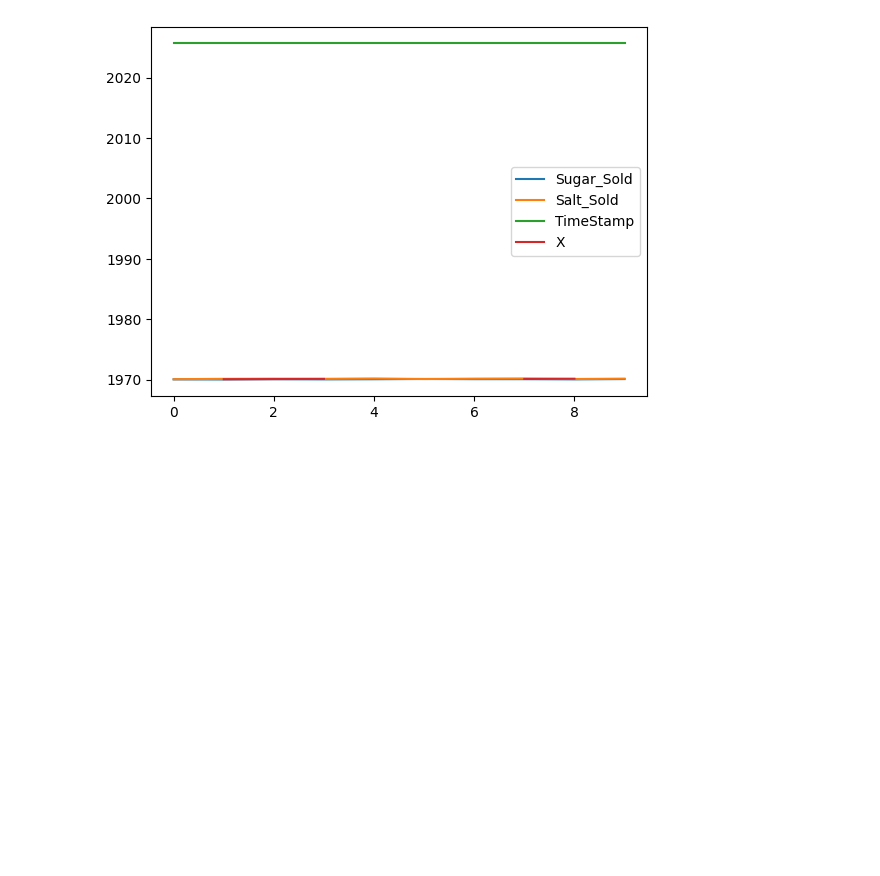
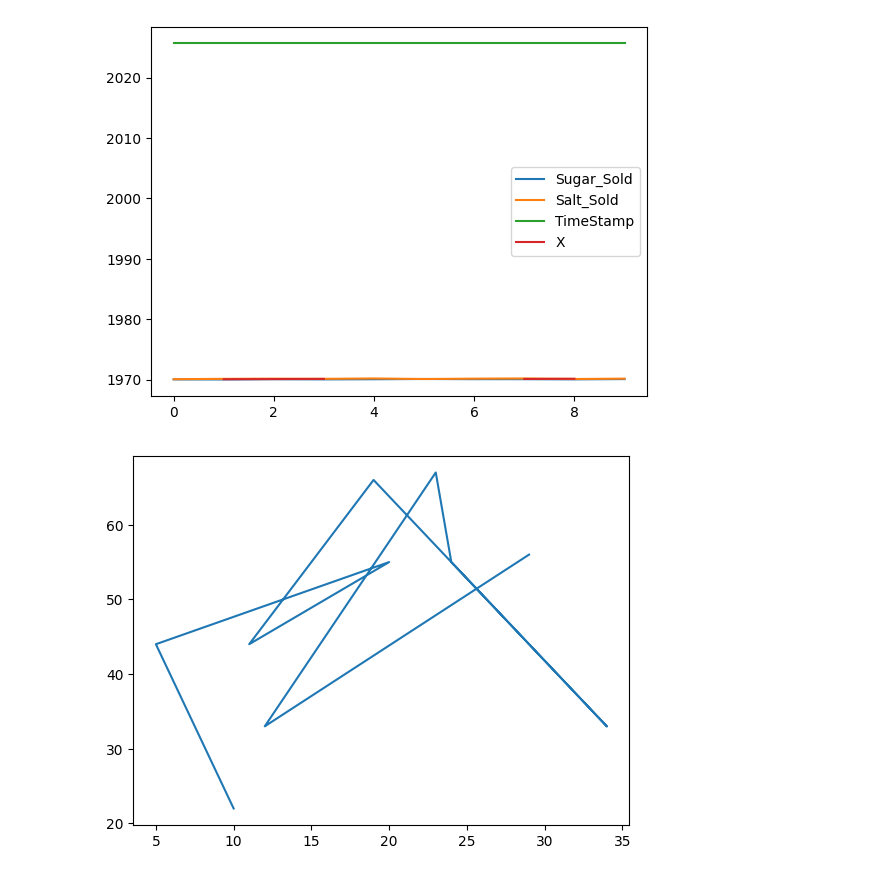
Before and after one commit to ramnagella/Demo, a Jupyter notebook: DA_Day9.ipynb, the cells around one changed output. Drawn from its saved outputs; the diff is of its cells as text; code cells hidden in the pictures; blank space fills up the shorter version.

```diff
--- a/DA_Day9.ipynb
+++ b/DA_Day9.ipynb
@@ -412,3 +412,16 @@ df.plot()
 # %% [output]
 <Axes: >
 [figure]
+# %%
+import matplotlib.pyplot as plt
+plt.plot(df['Sugar_Sold'],df['Salt_Sold'])
+plt.xlabel='Sugar_Sold'
+plt.ylabel='Salt_Sold'
+plt.show()
+#now many companies are using
+#lot of visualsation tools are available in the markeyt like tableu,powerbi ad AWS quicksight ---better one AWS quicksight
+#AWS qwick sight is faster than other tools beaucase data processing ,analysis and data visualisation are available and fatsre than other tools
+#new chart features are available in AWS quicksight and also spice engine is also available in AWS quicksight
+#in AWS quicksight it is easy to integrate dashborad into web and other applications
+# %% [output]
+[figure, added]
```
Also changed, not shown: parts of 7 cells of this notebook.
